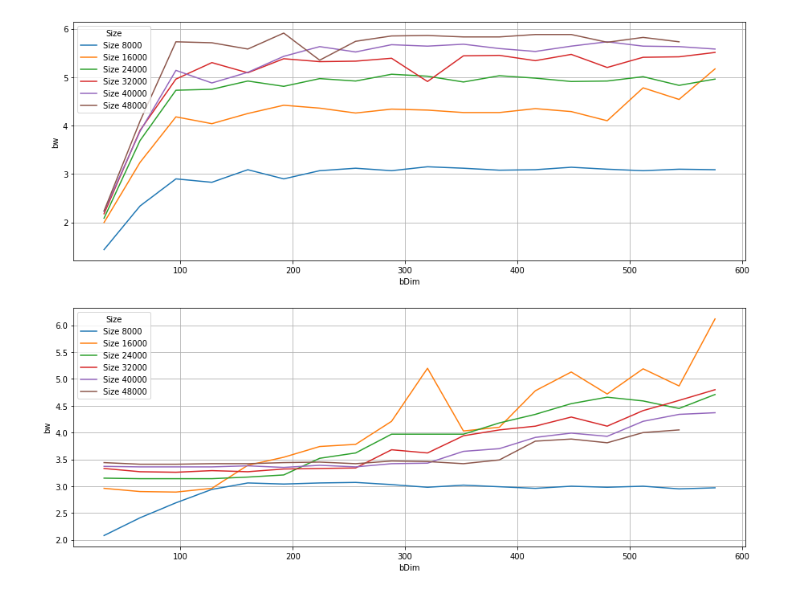
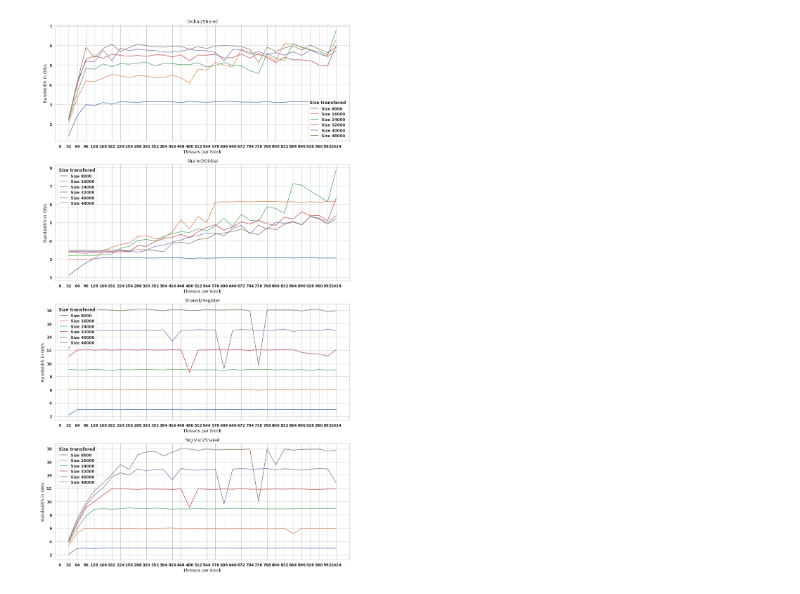
Before and after one commit to marderman/hpcexercise, a Jupyter notebook: gpu01/Ex4/4_2/Untitled-1.ipynb, the cells around one changed output. Cells and saved outputs as stored; diff of their text form; code cells hidden in the pictures.

Commit message:
added plotting notebook

```diff
--- a/gpu01/Ex4/4_2/Untitled-1.ipynb
+++ b/gpu01/Ex4/4_2/Untitled-1.ipynb
@@ -117,25 +244,54 @@ print(df)
 # %%
-fig, ax = plt.subplots(2,figsize=(15, 12))
+#Plots for one Block Shared, REgister, GLobal
+
+fig, ax = plt.subplots(4,figsize=(15, 28))
+
+x_steps = 32
 
 for size,group in list_of_df[0].groupby('size'):
     ax[0].plot(group['bDim'], group['bw'], label=f"Size {size}")
 
 for size,group in list_of_df[1].groupby('size'):
     ax[1].plot(group['bDim'], group['bw'], label=f"Size {size}")
 
+for size,group in list_of_df[2].groupby('size'):
+    ax[2].plot(group['bDim'], group['bw'], label=f"Size {size}")
+
+
+for size,group in list_of_df[3].groupby('size'):
+    ax[3].plot(group['bDim'], group['bw'], label=f"Size {size}")
 
 
 
-ax[0].set_xlabel('bDim')
-ax[0].set_ylabel('bw')
-ax[0].legend(title='Size')
+
+ax[0].set_xlabel('Threads per Block')
+ax[0].set_ylabel('Bandwidth in GB/s')
+ax[0].legend(title='Size transfered')
 ax[0].grid(True)
+ax[0].set_title('Global2Shared')
+ax[0].set_xticks(np.arange(0,1025, x_steps))
 
+ax[1].set_xlabel('Threads per Block')
+ax[1].set_ylabel('Bandwidth in GB/s')
+ax[1].legend(title='Size transfered')
+ax[1].grid(True)
+ax[1].set_title('Shared2Global')
+ax[1].set_xticks(np.arange(0,1025, x_steps))
 
-ax[1].set_xlabel('bDim')
-ax[1].set_ylabel('bw')
-ax[1].legend(title='Size')
-ax[1].grid(True)
+ax[2].set_xlabel('Threads per Block')
+ax[2].set_ylabel('Bandwidth in GB/s')
+ax[2].legend(title='Size transfered')
+ax[2].grid(True)
+ax[2].set_title('Shared2Register')
+ax[2].set_xticks(np.arange(0,1025, x_steps))
+
+ax[3].set_xlabel('Threads per Block')
+ax[3].set_ylabel('Bandwidth in GB/s')
+ax[3].legend(title='Size transfered')
+ax[3].grid(True)
+ax[3].set_title('Register2Shared')
+ax[3].set_xticks(np.arange(0,1025, x_steps))
+
 plt.show()
 # %% [output]
-[figure, old version]
+[figure, new version]
```
Also changed, not shown: parts of 8 cells of this notebook.
